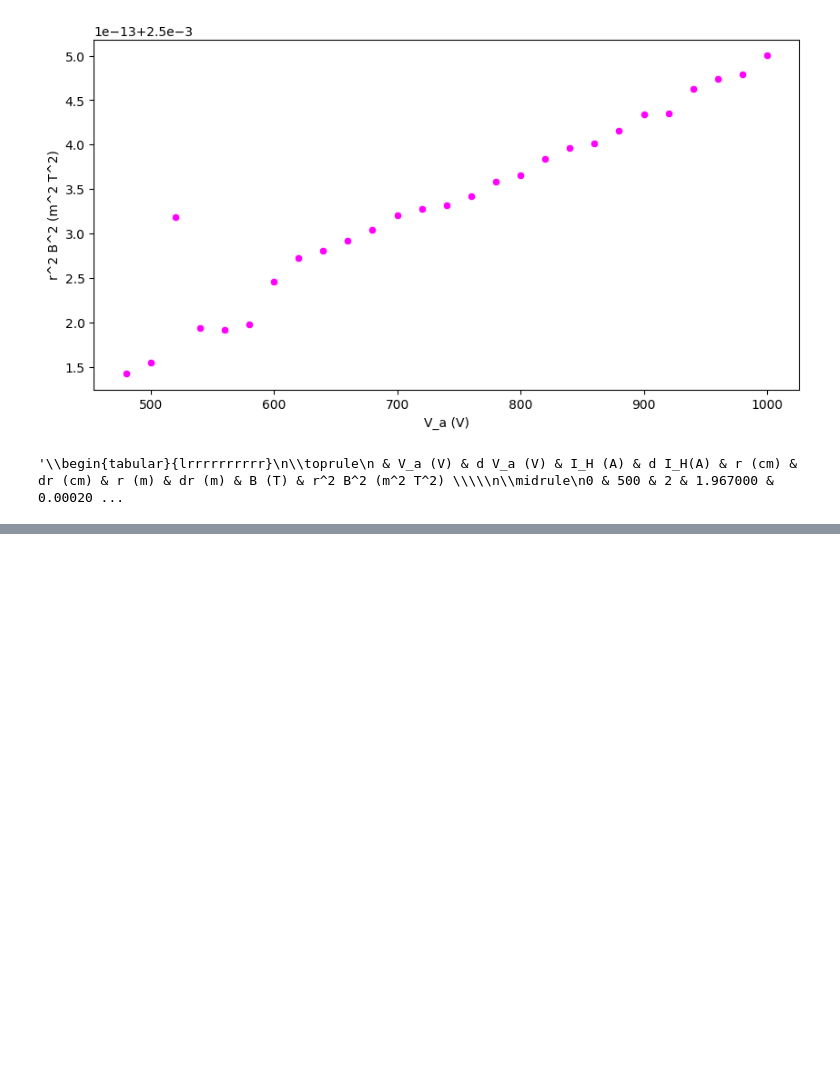
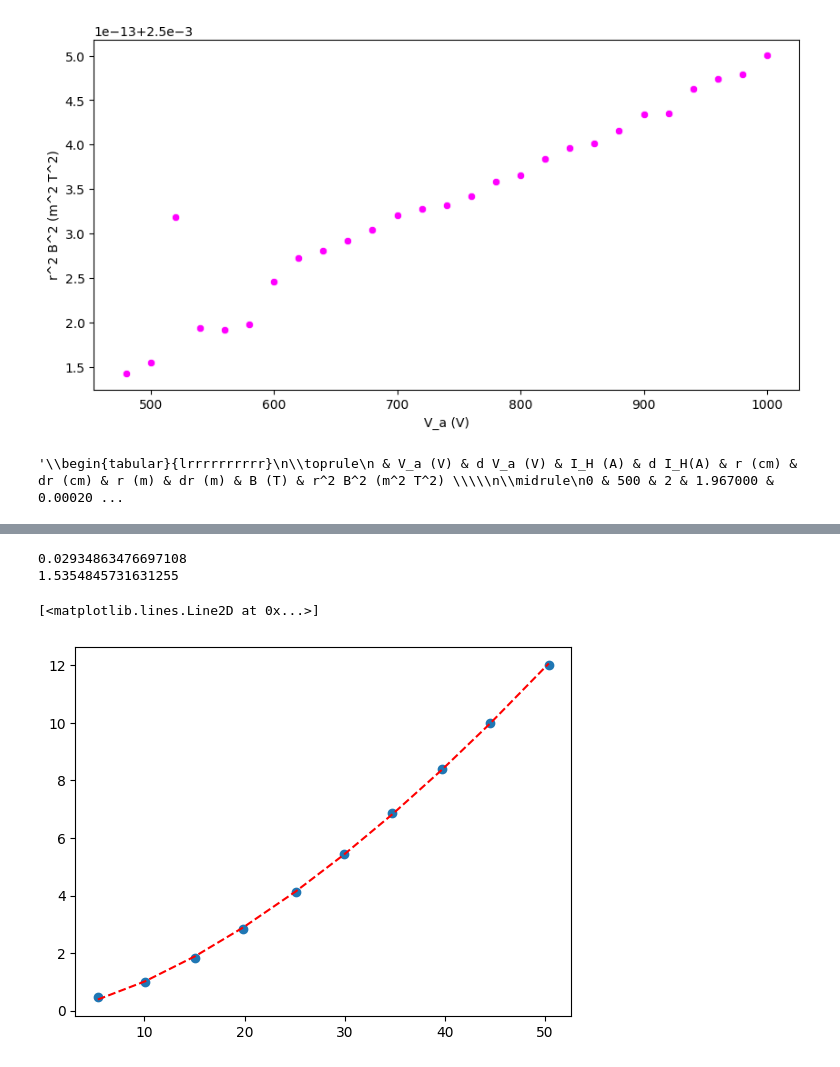
Before and after one commit to devkhullar/phys2925, a Jupyter notebook: e_m_experiment/code/5cm.ipynb, the cells around one changed output, grey strips where cells are left out. Saved outputs shown, nothing was run; the diff lists cells and outputs as text; code cells hidden in the pictures; blank space fills up the shorter version.

Commit message:
Quickly fit a power law on the data

```diff
--- a/e_m_experiment/code/5cm.ipynb
+++ b/e_m_experiment/code/5cm.ipynb
@@ -83,3 +84,21 @@ plt.show()
 data.to_latex()
 # %% [output]
 '\\begin{tabular}{lrrrrrrrrrr}\n\\toprule\n & V_a (V) & d V_a (V) & I_H (A) & d I_H(A) & r (cm) & dr (cm) & r (m) & dr (m) & B (T) & r^2 B^2 (m^2 T^2) \\\\\n\\midrule\n0 & 500 & 2 & 1.967000 & 0.00020 ...
+# %%
+# 0	0.0086
+raw_data = '''
+5.35	0.4612
+10.043	0.9907
+15.087	1.8264
+19.879	2.8418
+25.133	4.1371
+29.922	5.4439
+34.751	6.8651
+39.721	8.4129
+44.488	9.9814
+50.394	12.012
+'''
+
+df = pd.read_csv(io.StringIO(raw_data), sep=r'\s+', header=None, names=['Voltage (V)', 'Current (mA)'])
+
+df
@@ -85,0 +117,18 @@ data.to_latex()
+# %%
+from scipy.optimize import curve_fit
+
+def power_law(x, a, b):
+    # y = a * x**b
+    return a * np.power(x, b)
+
+popt, pcov = curve_fit(power_law, df['Voltage (V)'], df['Current (mA)'], p0=[1, -1])
+a_fit, b_fit = popt
+print(a_fit)
+print(b_fit)
+plt.scatter(df['Voltage (V)'], df['Current (mA)'], label='Data')
+plt.plot(df['Voltage (V)'], power_law(df['Voltage (V)'], a_fit, b_fit), 'r--')
+# %% [output]
+0.02934863476697108
+1.5354845731631255
+[<matplotlib.lines.Line2D at 0x...>]
+[figure, added]
```
Also changed, not shown: parts of 2 cells of this notebook.
